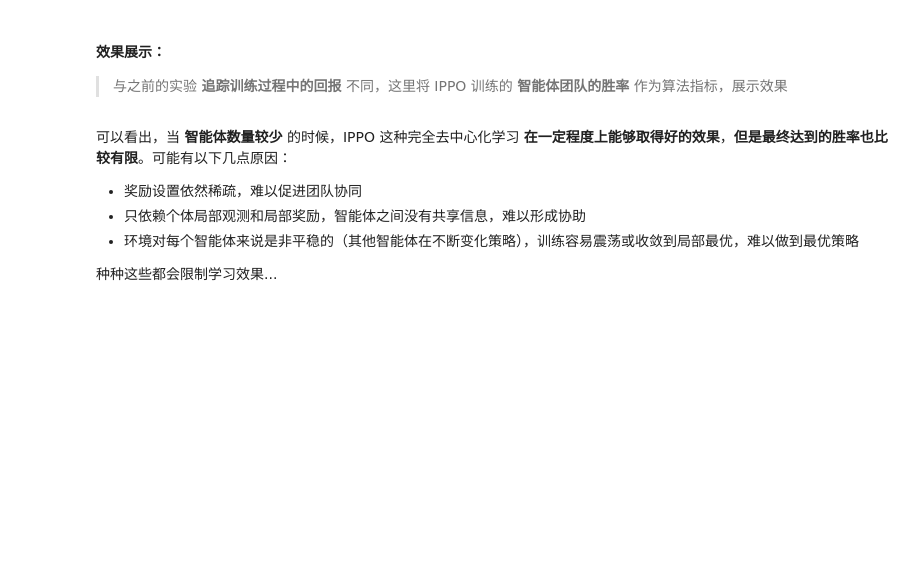
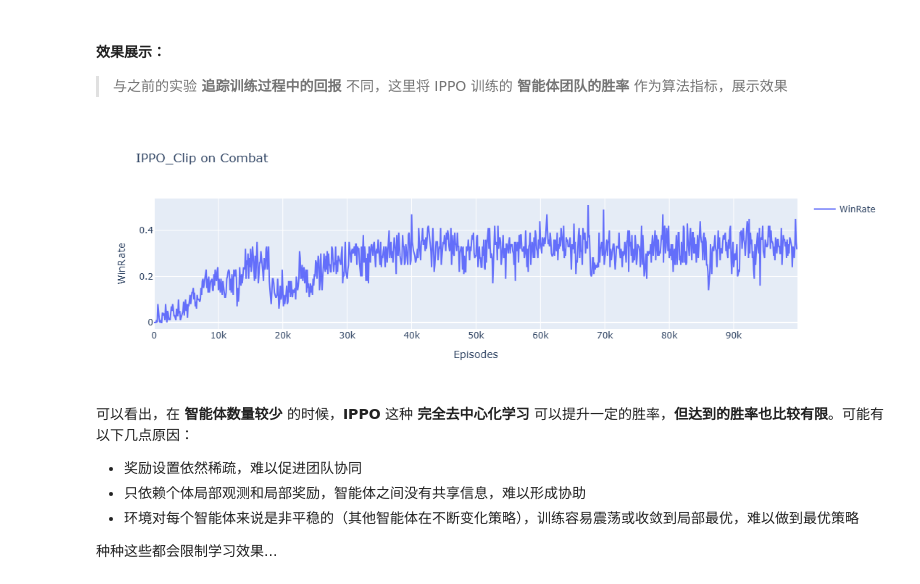
Before and after one commit to S444H/SH-RL-notes, a Jupyter notebook: RL_Advanced_Algorithms/23.1_多智能体强化学习(IPPO).ipynb, the cells around one changed output. Saved outputs shown, nothing was run; the diff lists cells and outputs as text; code cells hidden in the pictures; blank space fills up the shorter version.

```diff
--- a/RL_Advanced_Algorithms/23.1_多智能体强化学习(IPPO).ipynb
+++ b/RL_Advanced_Algorithms/23.1_多智能体强化学习(IPPO).ipynb
@@ -310,18 +309,20 @@ df1.to_csv('IPPO_Clip_Combat_win-rate_data.csv', index=False)
 # %%
 import plotly.graph_objects as go
 import pandas as pd
 df = pd.read_csv('IPPO_Clip_Combat_win-rate_data.csv')  # 从 CSV 文件中读取数据
 fig = go.Figure()
-fig.add_trace(go.Scatter(x=df['Episodes'], y=df['win-rate'], mode='lines', name='win-rate'))
+fig.add_trace(go.Scatter(x=df['Episodes'], y=df['Returns'], mode='lines', name='WinRate'))
 fig.update_layout(
     title='IPPO_Clip on Combat',
     xaxis_title='Episodes',
-    yaxis_title='win-rate',
+    yaxis_title='WinRate',
     showlegend=True
 )
 fig.show()
+# %% [output]
+[figure, added]
 # %% [markdown]
-可以看出，当 **智能体数量较少** 的时候，IPPO 这种完全去中心化学习 **在一定程度上能够取得好的效果**，**但是最终达到的胜率也比较有限**。可能有以下几点原因：
+可以看出，在 **智能体数量较少** 的时候，**IPPO** 这种 **完全去中心化学习** 可以提升一定的胜率，**但达到的胜率也比较有限**。可能有以下几点原因：
 - 奖励设置依然稀疏，难以促进团队协同
 - 只依赖个体局部观测和局部奖励，智能体之间没有共享信息，难以形成协助
 - 环境对每个智能体来说是非平稳的（其他智能体在不断变化策略），训练容易震荡或收敛到局部最优，难以做到最优策略
```
Also changed, not shown: parts of 4 cells of this notebook.
